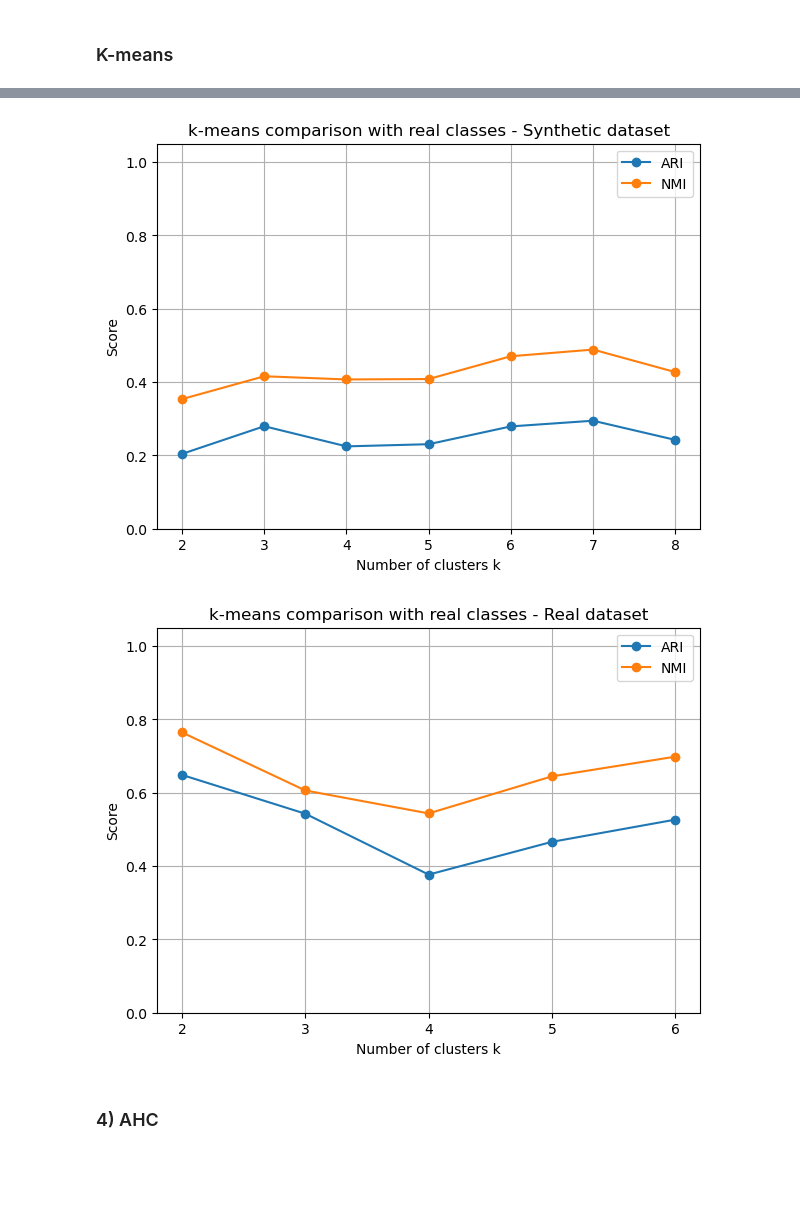
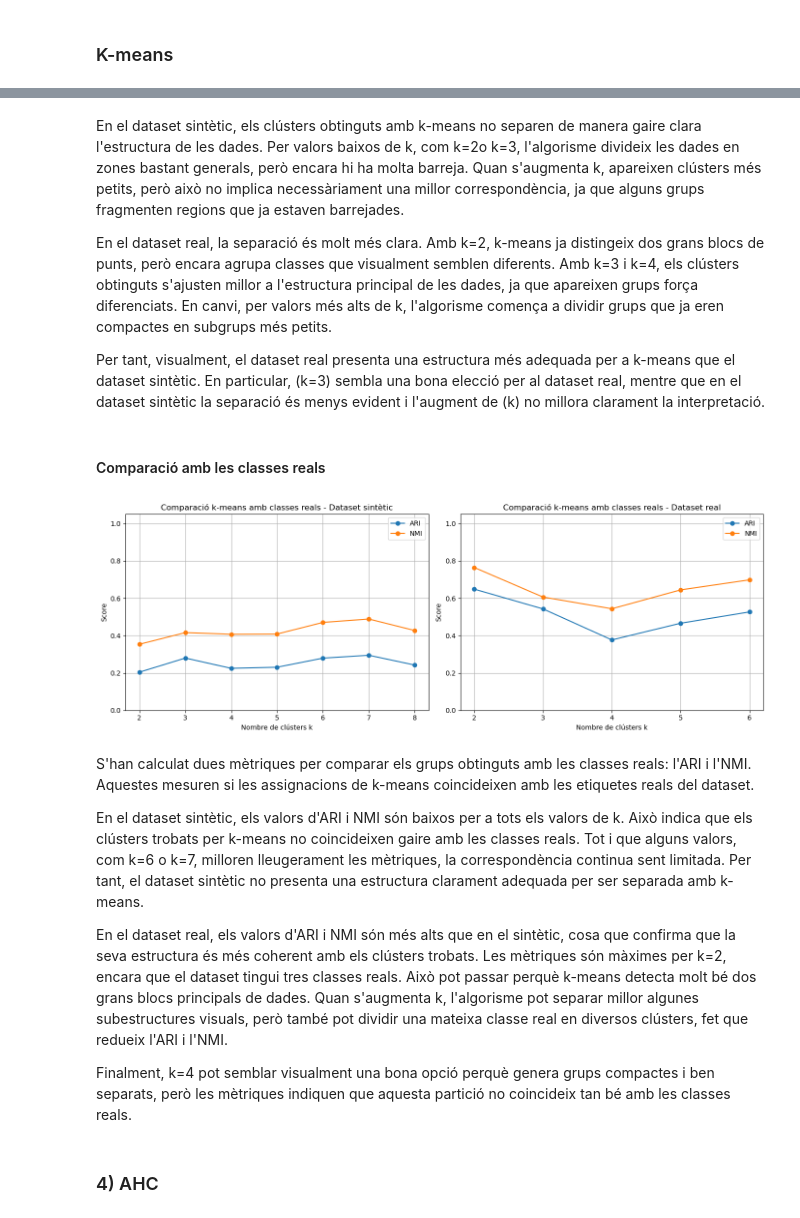
Before and after one commit to errivi/Machine-Learning-Practica-2, a Jupyter notebook: pract2.ipynb, the cells around one changed output, grey strips where cells are left out. Saved outputs shown, nothing was run; the diff lists cells and outputs as text; code cells hidden in the pictures; blank space fills up the shorter version.

```diff
--- a/pract2.ipynb
+++ b/pract2.ipynb
@@ -467,7 +466,7 @@ kmeans_syn_results_df, kmeans_syn_results = apply_kmeans(
     X_syn_scaled_df,
     pca_syn_df,
     y_syn,
-    "Synthetic dataset",
+    "Dataset sintètic",
     k_values_syn
 )
 
@@ -478,7 +477,7 @@ kmeans_real_results_df, kmeans_real_results = apply_kmeans(
     X_real_scaled_df,
     pca_real_df,
     y_real,
-    "Real dataset",
+    "Dataset real",
     k_values_real
 )
 # %% [output]
@@ -497,24 +488,44 @@ kmeans_real_results_df, kmeans_real_results = apply_kmeans(
+# %% [markdown]
+En el dataset sintètic, els clústers obtinguts amb k-means no separen de manera gaire clara l'estructura de les dades. Per valors baixos de k, com k=2o k=3, l'algorisme divideix les dades en zones bastant generals, però encara hi ha molta barreja. Quan s'augmenta k, apareixen clústers més petits, però això no implica necessàriament una millor correspondència, ja que alguns grups fragmenten regions que ja estaven barrejades.
+
+En el dataset real, la separació és molt més clara. Amb k=2, k-means ja distingeix dos grans blocs de punts, però encara agrupa classes que visualment semblen diferents. Amb k=3 i k=4, els clústers obtinguts s'ajusten millor a l'estructura principal de les dades, ja que apareixen grups força diferenciats. En canvi, per valors més alts de k, l'algorisme comença a dividir grups que ja eren compactes en subgrups més petits.
+
+Per tant, visualment, el dataset real presenta una estructura més adequada per a k-means que el dataset sintètic. En particular, \(k=3\) sembla una bona elecció per al dataset real, mentre que en el dataset sintètic la separació és menys evident i l'augment de \(k\) no millora clarament la interpretació.
+# %% [markdown]
+#### Comparació amb les classes reals
 # %%
-def plot_kmeans_scores(results_df, dataset_name):
-    plt.figure(figsize=(7, 5))
+def plot_kmeans_scores(results_df, dataset_name, ax=None):
+    if ax is None:
+        fig, ax = plt.subplots(figsize=(7, 5))
 
-    plt.plot(results_df["k"], results_df["ARI"], marker="o", label="ARI")
-    plt.plot(results_df["k"], results_df["NMI"], marker="o", label="NMI")
+    ax.plot(results_df["k"], results_df["ARI"], marker="o", label="ARI")
+    ax.plot(results_df["k"], results_df["NMI"], marker="o", label="NMI")
 
-    plt.title(f"k-means comparison with real classes - {dataset_name}")
-    plt.xlabel("Number of clusters k")
-    plt.ylabel("Score")
-    plt.xticks(results_df["k"])
-    plt.ylim(0, 1.05)
-    plt.legend()
-    plt.grid(True)
-    plt.show()
+    ax.set_title(f"Comparació k-means amb classes reals - {dataset_name}")
+    ax.set_xlabel("Nombre de clústers k")
+    ax.set_ylabel("Score")
+    ax.set_xticks(results_df["k"])
+    ax.set_ylim(0, 1.05)
+    ax.legend()
+    ax.grid(True)
 # %%
-plot_kmeans_scores(kmeans_syn_results_df, "Synthetic dataset")
-plot_kmeans_scores(kmeans_real_results_df, "Real dataset")
+fig, axes = plt.subplots(1, 2, figsize=(14, 5))
+
+plot_kmeans_scores(kmeans_syn_results_df, "Dataset sintètic", ax=axes[0])
+plot_kmeans_scores(kmeans_real_results_df, "Dataset real", ax=axes[1])
+
+plt.tight_layout()
+plt.show()
 # %% [output]
-[figure, old version]
+[figure, new version]
-[figure, removed]
+# %% [markdown]
+S'han calculat dues mètriques per comparar els grups obtinguts amb les classes reals: l'ARI i l'NMI. Aquestes mesuren si les assignacions de k-means coincideixen amb les etiquetes reals del dataset.
+
+En el dataset sintètic, els valors d'ARI i NMI són baixos per a tots els valors de k. Això indica que els clústers trobats per k-means no coincideixen gaire amb les classes reals. Tot i que alguns valors, com k=6 o k=7, milloren lleugerament les mètriques, la correspondència continua sent limitada. Per tant, el dataset sintètic no presenta una estructura clarament adequada per ser separada amb k-means.
+
+En el dataset real, els valors d'ARI i NMI són més alts que en el sintètic, cosa que confirma que la seva estructura és més coherent amb els clústers trobats. Les mètriques són màximes per k=2, encara que el dataset tingui tres classes reals. Això pot passar perquè k-means detecta molt bé dos grans blocs principals de dades. Quan s'augmenta k, l'algorisme pot separar millor algunes subestructures visuals, però també pot dividir una mateixa classe real en diversos clústers, fet que redueix l'ARI i l'NMI.
+
+Finalment, k=4 pot semblar visualment una bona opció perquè genera grups compactes i ben separats, però les mètriques indiquen que aquesta partició no coincideix tan bé amb les classes reals.
 # %% [markdown]
 ### 4) AHC
 # %%
```
Also changed, not shown: parts of 19 cells of this notebook.
